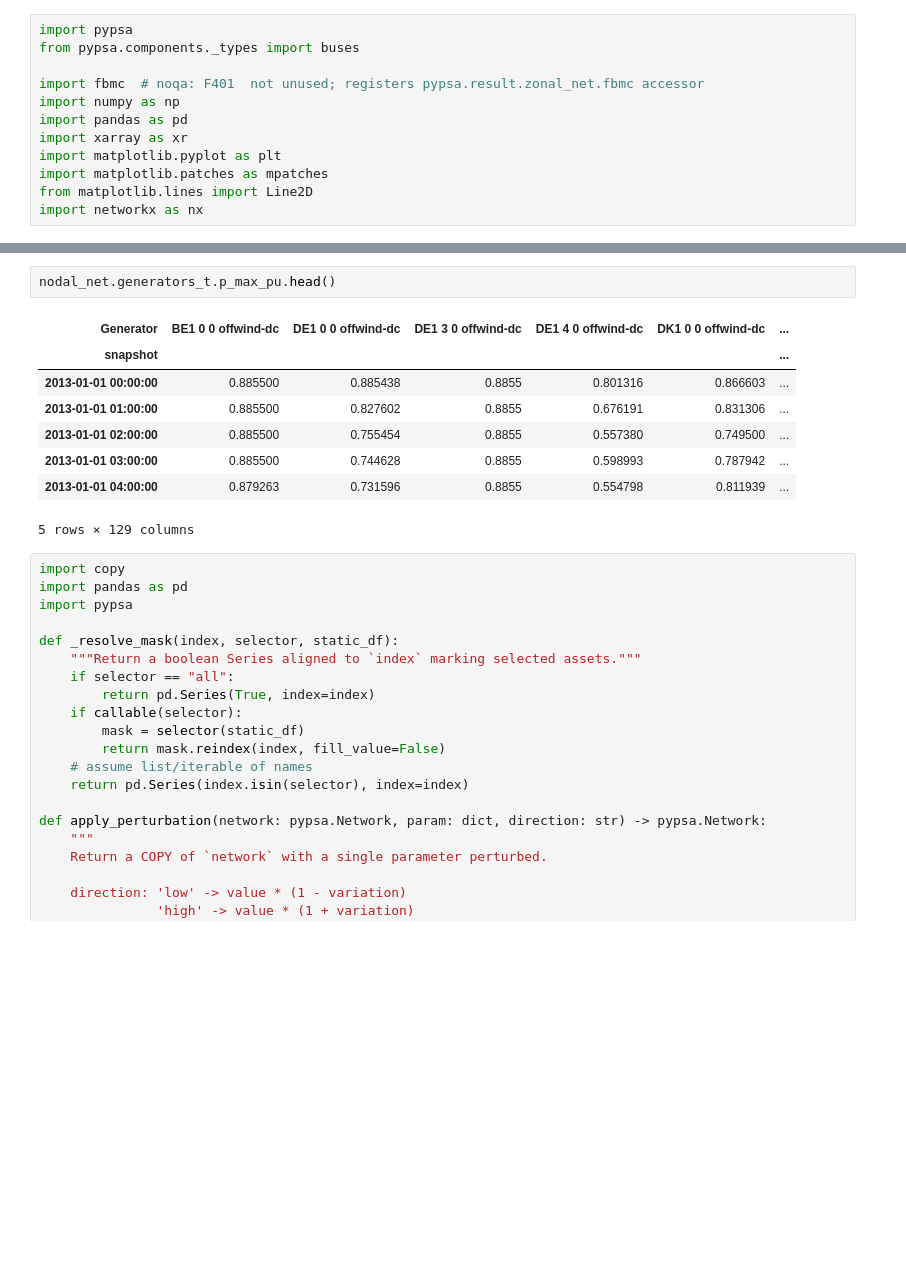
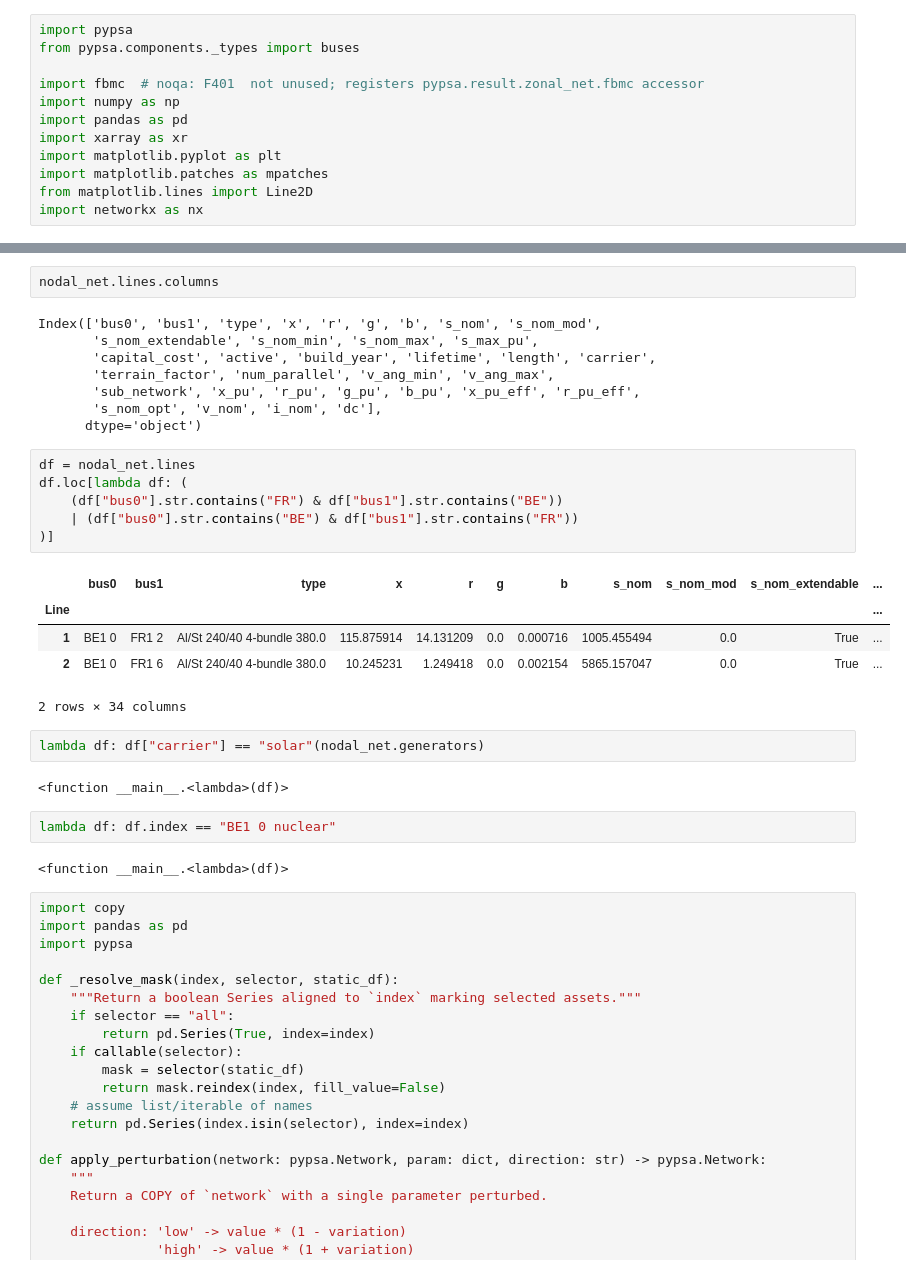
Before and after one commit to nathan-giovannini/pypsa-fbmc, a Jupyter notebook: tornado-analysis/FBMC-25nodes_Ep100_sub.ipynb, the cells around one changed output, grey strips where cells are left out. Saved outputs shown, nothing was run; the diff lists cells and outputs as text; blank space fills up the shorter version.

```diff
--- a/tornado-analysis/FBMC-25nodes_Ep100_sub.ipynb
+++ b/tornado-analysis/FBMC-25nodes_Ep100_sub.ipynb
@@ -24,14 +34,33 @@ INFO:pypsa.network.io:Imported network 'Unnamed Network' has buses, carriers, ge
 # %%
-nodal_net.generators_t.p_max_pu.head()
+nodal_net.lines.columns
 # %% [output]
-| Generator | BE1 0 0 offwind-dc | DE1 0 0 offwind-dc | DE1 3 0 offwind-dc | DE1 4 0 offwind-dc | DK1 0 0 offwind-dc | ... |
-| snapshot |  |  |  |  |  | ... |
-| 2013-01-01 00:00:00 | 0.885500 | 0.885438 | 0.8855 | 0.801316 | 0.866603 | ... |
-| 2013-01-01 01:00:00 | 0.885500 | 0.827602 | 0.8855 | 0.676191 | 0.831306 | ... |
-| 2013-01-01 02:00:00 | 0.885500 | 0.755454 | 0.8855 | 0.557380 | 0.749500 | ... |
-| 2013-01-01 03:00:00 | 0.885500 | 0.744628 | 0.8855 | 0.598993 | 0.787942 | ... |
-| 2013-01-01 04:00:00 | 0.879263 | 0.731596 | 0.8855 | 0.554798 | 0.811939 | ... |
-5 rows × 129 columns
+Index(['bus0', 'bus1', 'type', 'x', 'r', 'g', 'b', 's_nom', 's_nom_mod',
+       's_nom_extendable', 's_nom_min', 's_nom_max', 's_max_pu',
+       'capital_cost', 'active', 'build_year', 'lifetime', 'length', 'carrier',
+       'terrain_factor', 'num_parallel', 'v_ang_min', 'v_ang_max',
+       'sub_network', 'x_pu', 'r_pu', 'g_pu', 'b_pu', 'x_pu_eff', 'r_pu_eff',
+       's_nom_opt', 'v_nom', 'i_nom', 'dc'],
+      dtype='object')
+# %%
+df = nodal_net.lines
+df.loc[lambda df: (
+    (df["bus0"].str.contains("FR") & df["bus1"].str.contains("BE"))
+    | (df["bus0"].str.contains("BE") & df["bus1"].str.contains("FR"))
+)]
+# %% [output]
+|  | bus0 | bus1 | type | x | r | g | b | s_nom | s_nom_mod | s_nom_extendable | ... |
+| Line |  |  |  |  |  |  |  |  |  |  | ... |
+| 1 | BE1 0 | FR1 2 | Al/St 240/40 4-bundle 380.0 | 115.875914 | 14.131209 | 0.0 | 0.000716 | 1005.455494 | 0.0 | True | ... |
+| 2 | BE1 0 | FR1 6 | Al/St 240/40 4-bundle 380.0 | 10.245231 | 1.249418 | 0.0 | 0.002154 | 5865.157047 | 0.0 | True | ... |
+2 rows × 34 columns
+# %%
+lambda df: df["carrier"] == "solar"(nodal_net.generators)
+# %% [output]
+<function __main__.<lambda>(df)>
+# %%
+lambda df: df.index == "BE1 0 nuclear"
+# %% [output]
+<function __main__.<lambda>(df)>
 # %%
 import copy
 import pandas as pd
```
Also changed, not shown: parts of 3 cells of this notebook, 5 other files.
